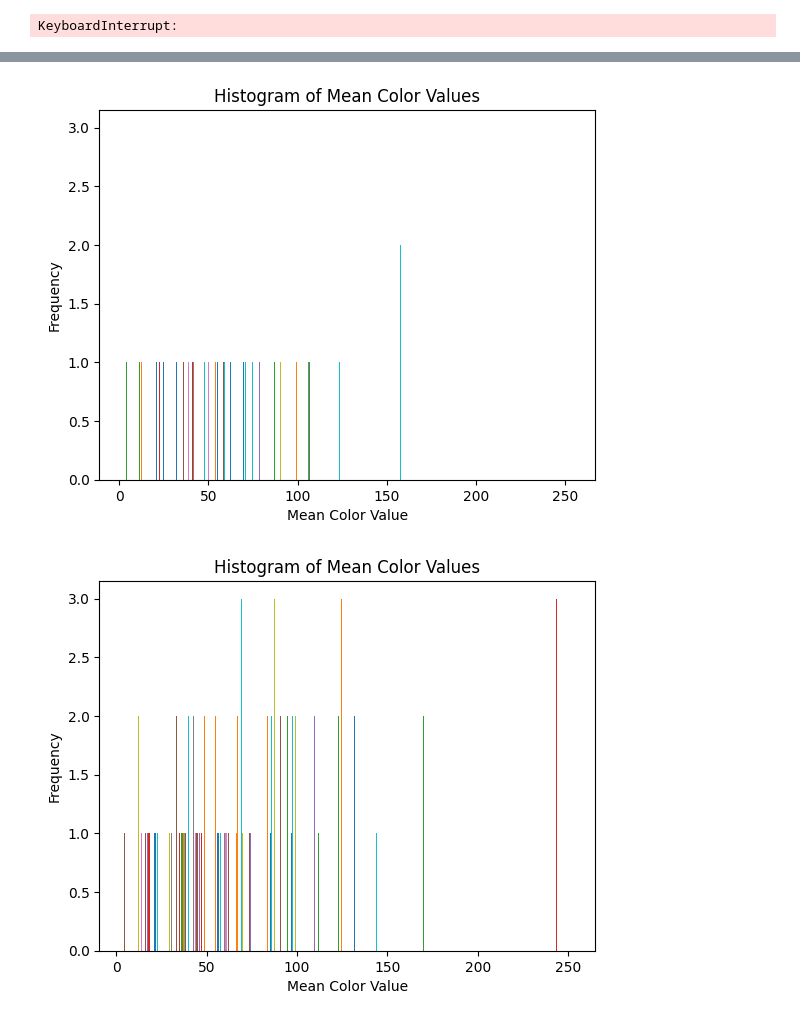
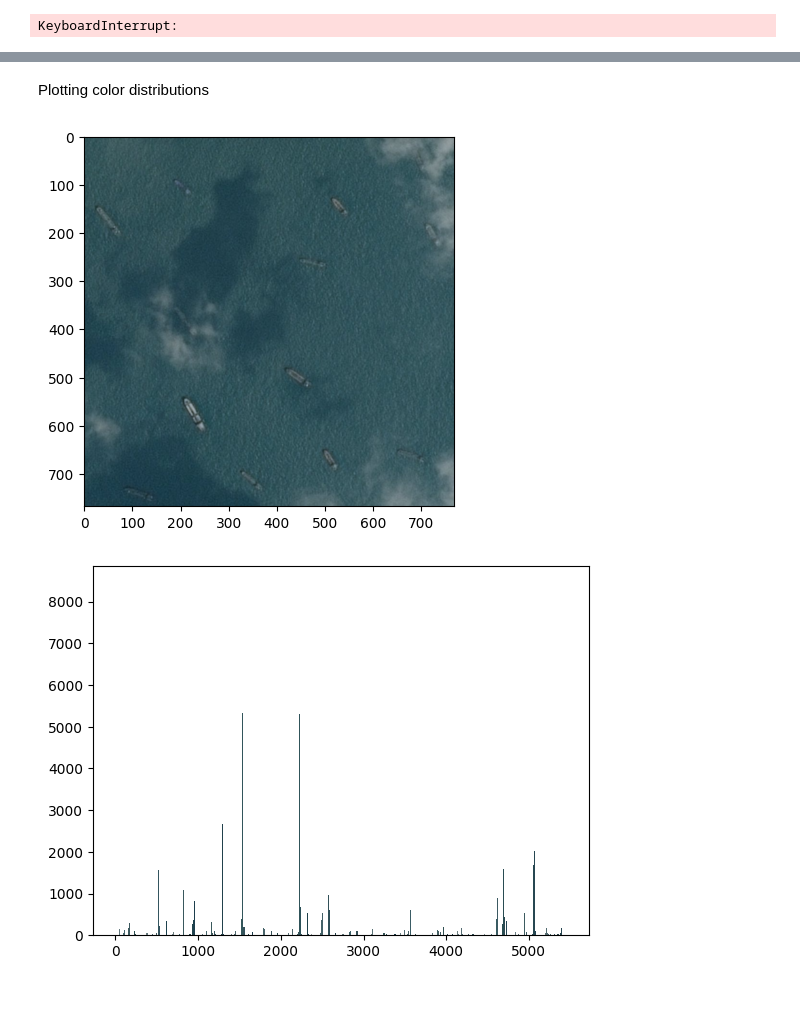
Before and after one commit to Zarathustra4/ship-segmentation, a Jupyter notebook: analysis.ipynb, the cells around one changed output, grey strips where cells are left out. Saved outputs shown, nothing was run; the diff lists cells and outputs as text; code cells hidden in the pictures.

Commit message:
Color analysis

```diff
--- a/analysis.ipynb
+++ b/analysis.ipynb
@@ -86,21 +74,30 @@ def analyze_color(image_id):
-# %%
-import matplotlib.pyplot as plt
-
-color_df = pd.DataFrame()
-
-color_df["mean_color"] = sample['ImageId'].apply(analyze_color)
-plt.hist(df['mean_color'], bins=30)
-plt.title('Histogram of Mean Color Values')
-plt.xlabel('Mean Color Value')
-plt.ylabel('Frequency')
-plt.show()
-# %% [output]
-[figure, removed]
-# %%
-plt.hist(color_df['mean_color'])
-plt.title('Histogram of Mean Color Values')
-plt.xlabel('Mean Color Value')
-plt.ylabel('Frequency')
-plt.show()
-# %% [output]
-[figure, removed]
+# %% [markdown]
+Plotting color distributions
+# %%
+import matplotlib.pyplot as plt
+from PIL import Image
+from random import randint
+
+def hexencode(rgb):
+    r=rgb[0]
+    g=rgb[1]
+    b=rgb[2]
+    return '#%02x%02x%02x' % (r,g,b)
+
+
+image_index = randint(0, len(df))
+
+im = Image.open(join(conf.IMAGES_DIR, df["ImageId"][image_index]))
+w, h = im.size
+colors = im.getcolors(w*h)
+
+plt.imshow(im)
+plt.show()
+
+for idx, c in enumerate(colors):
+    plt.bar(idx, c[0], color=hexencode(c[1]))
+
+plt.show()
+# %% [output]
+[figure, added]
+[figure, added]
```
Also changed, not shown: parts of 7 cells of this notebook, 2 other files.
